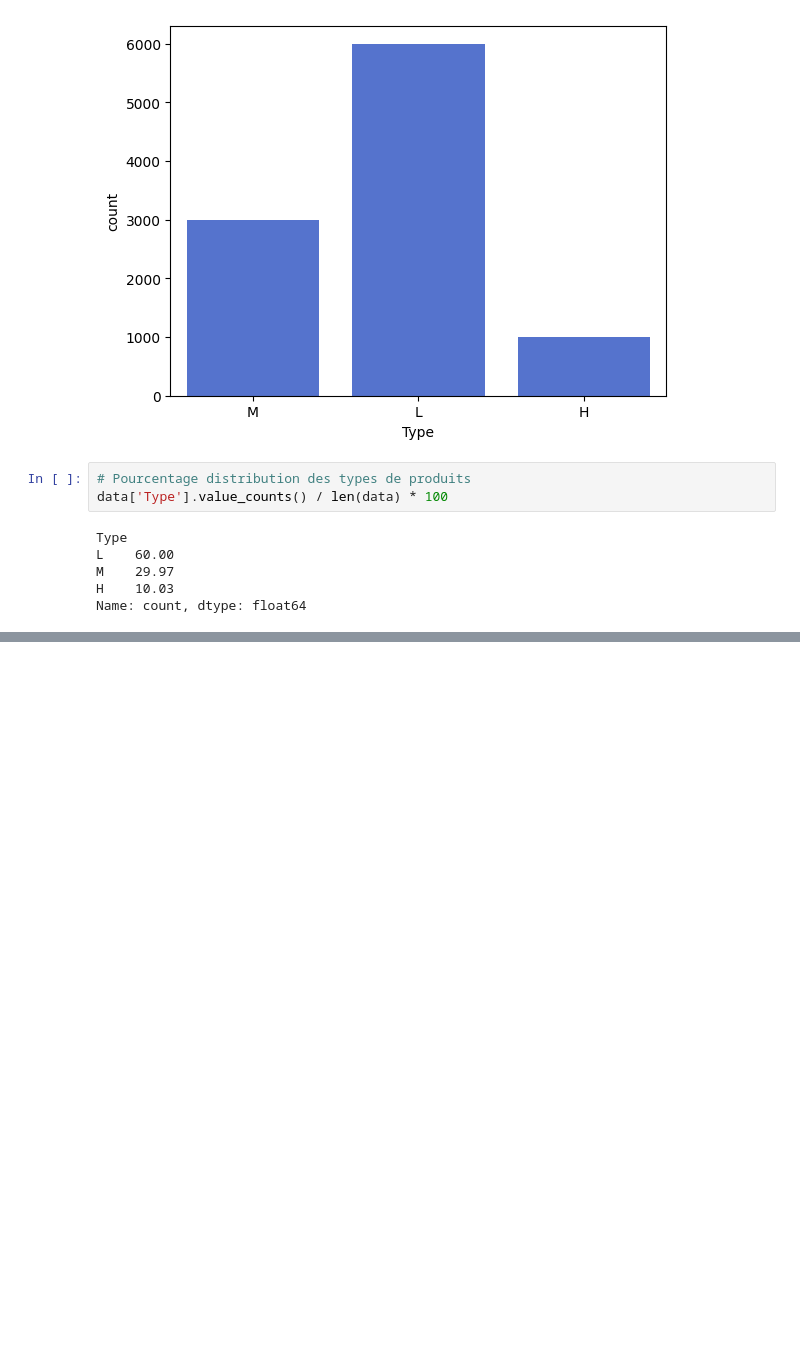
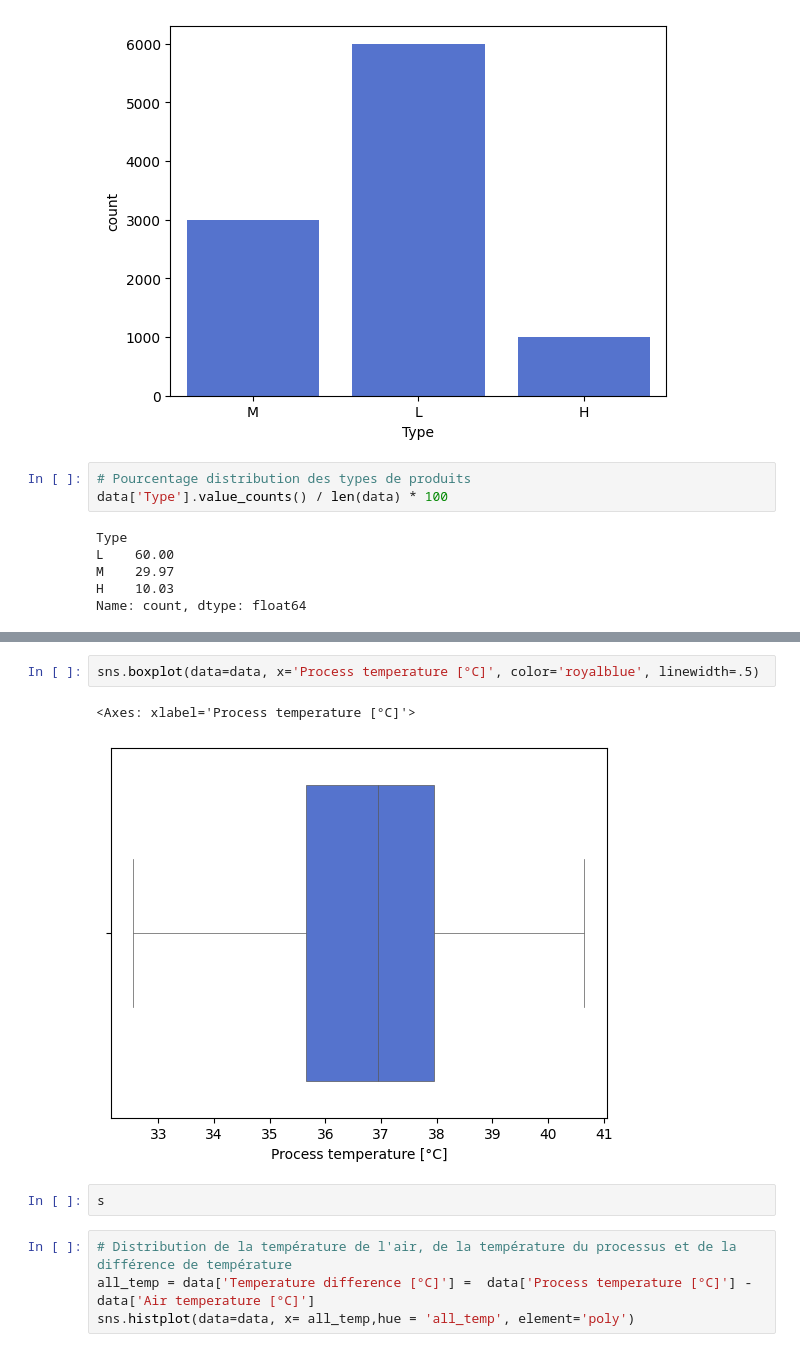
Before and after one commit to Patrick-NII/Predictive_Maintenance, a Jupyter notebook: EDA.ipynb, the cells around one changed output, grey strips where cells are left out. Saved outputs shown, nothing was run; the diff lists cells and outputs as text; blank space fills up the shorter version.

```diff
--- a/EDA.ipynb
+++ b/EDA.ipynb
@@ -137,0 +152,11 @@ Name: count, dtype: float64
+# %%
+sns.boxplot(data=data, x='Process temperature [°C]', color='royalblue', linewidth=.5)
+# %% [output]
+<Axes: xlabel='Process temperature [°C]'>
+[figure, added]
+# %%
+s
+# %%
+# Distribution de la température de l'air, de la température du processus et de la différence de température
+all_temp = data['Temperature difference [°C]'] =  data['Process temperature [°C]'] - data['Air temperature [°C]']
+sns.histplot(data=data, x= all_temp,hue = 'all_temp', element='poly')
```
Also changed, not shown: parts of 1 cell of this notebook.
